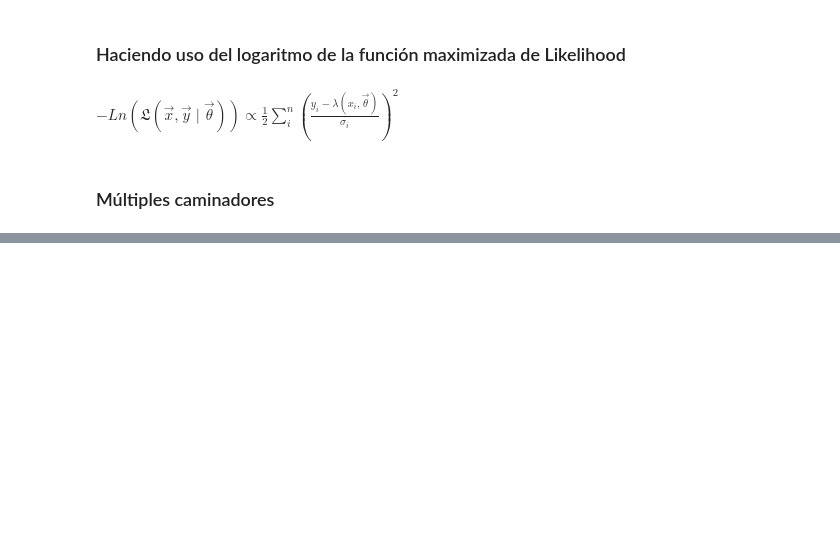
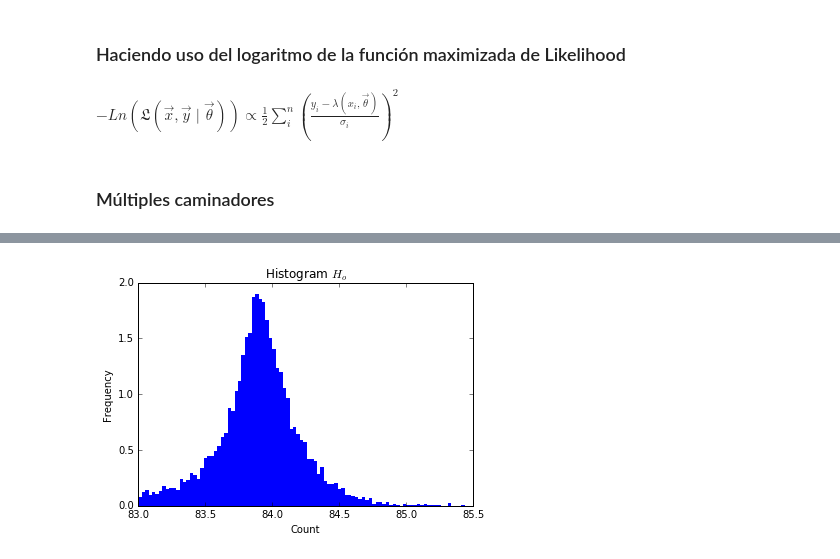
Before and after one commit to CosmoStats/cosmostats2018-jzsmoreno, a Jupyter notebook: Sep/LikeMultiples.ipynb, the cells around one changed output, grey strips where cells are left out. Saved outputs shown, nothing was run; the diff lists cells and outputs as text; code cells hidden in the pictures; blank space fills up the shorter version.

```diff
--- a/Sep/LikeMultiples.ipynb
+++ b/Sep/LikeMultiples.ipynb
@@ -152,0 +162,23 @@ plt.show()
+# %%
+sol=[]
+for i in range(np.size(x1)):
+    number=1
+    if(x1[i]>83):
+        sol.append(x1[i])
+for i in range(np.size(x2)):
+    if(x2[i]>83):
+        sol.append(x2[i])
+for i in range(np.size(x3)):
+    if(x3[i]>83):
+        sol.append(x3[i])
+for i in range(np.size(x4)):
+    if(x4[i]>83):
+        sol.append(x4[i])
+sol=np.array(sol)
+plt.hist(sol, bins='auto', normed = True, facecolor='blue', edgecolor='none')
+plt.title("Histogram $H_{o}$")
+plt.xlabel("Count")
+plt.ylabel("Frequency")
+plt.show()
+# %% [output]
+[figure, added]
```
Also changed, not shown: parts of 6 cells of this notebook.
